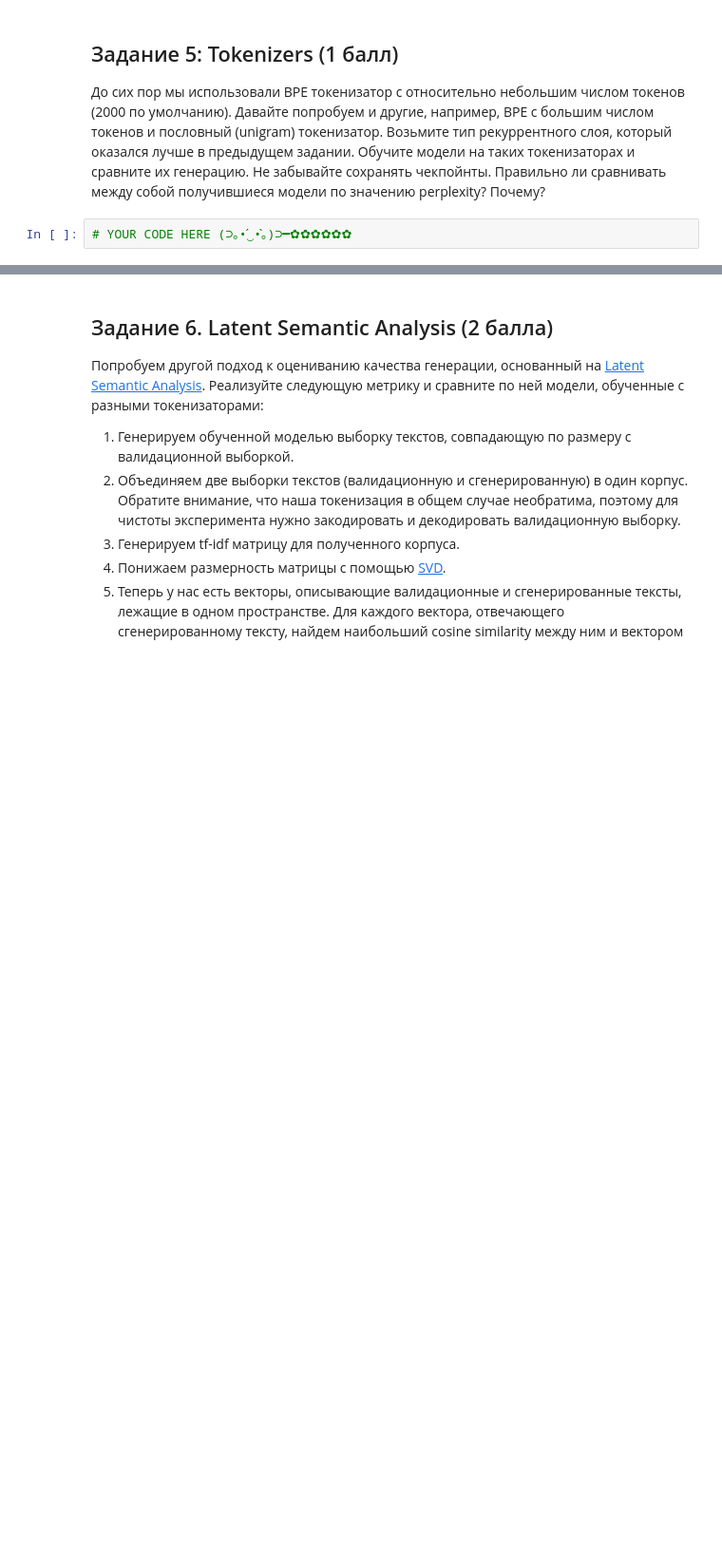
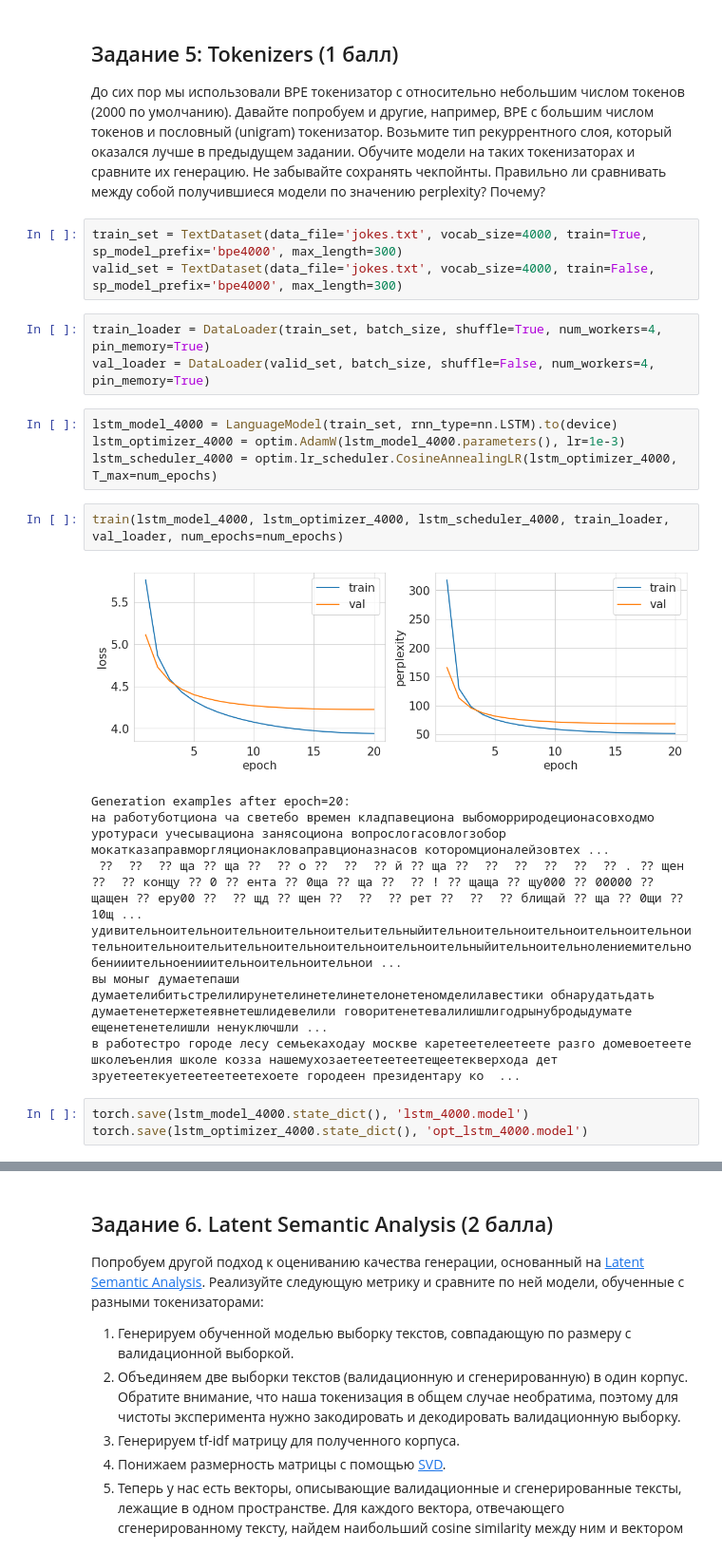
Before and after one commit to Kulikov17/MLDS_DL, a Jupyter notebook: HW3/shw-03-rnn.ipynb, the cells around one changed output, grey strips where cells are left out. Shown at 95% size. Drawn from its saved outputs; the diff is of its cells as text; blank space fills up the shorter version.

```diff
--- a/HW3/shw-03-rnn.ipynb
+++ b/HW3/shw-03-rnn.ipynb
@@ -129,4 +184,25 @@ KeyboardInterrupt: ignored
 
 До сих пор мы использовали BPE токенизатор с относительно небольшим числом токенов (2000 по умолчанию). Давайте попробуем и другие, например, BPE с большим числом токенов и пословный (unigram) токенизатор. Возьмите тип рекуррентного слоя, который оказался лучше в предыдущем задании. Обучите модели на таких токенизаторах и сравните их генерацию. Не забывайте сохранять чекпойнты. Правильно ли сравнивать между собой получившиеся модели по значению perplexity? Почему?
 # %%
-# YOUR CODE HERE (⊃｡•́‿•̀｡)⊃━✿✿✿✿✿✿
+train_set = TextDataset(data_file='jokes.txt', vocab_size=4000, train=True, sp_model_prefix='bpe4000', max_length=300)
+valid_set = TextDataset(data_file='jokes.txt', vocab_size=4000, train=False, sp_model_prefix='bpe4000', max_length=300)
+# %%
+train_loader = DataLoader(train_set, batch_size, shuffle=True, num_workers=4, pin_memory=True)
+val_loader = DataLoader(valid_set, batch_size, shuffle=False, num_workers=4, pin_memory=True)
+# %%
+lstm_model_4000 = LanguageModel(train_set, rnn_type=nn.LSTM).to(device)
+lstm_optimizer_4000 = optim.AdamW(lstm_model_4000.parameters(), lr=1e-3)
+lstm_scheduler_4000 = optim.lr_scheduler.CosineAnnealingLR(lstm_optimizer_4000, T_max=num_epochs)
+# %%
+train(lstm_model_4000, lstm_optimizer_4000, lstm_scheduler_4000, train_loader, val_loader, num_epochs=num_epochs)
+# %% [output]
+[figure, added]
+Generation examples after epoch=20:
+на работуботциона ча светебо времен кладпавециона выбоморриродеционасовходмо уротураси учесывациона занясоциона вопрослогасовлогзобор мокатказаправморгляционакловаправционазнасов которомционалейзовтех ...
+ ⁇  ⁇  ⁇ ща ⁇ ща ⁇  ⁇ о ⁇  ⁇  ⁇ й ⁇ ща ⁇  ⁇  ⁇  ⁇  ⁇  ⁇ . ⁇ щен ⁇  ⁇ конщу ⁇ 0 ⁇ ента ⁇ 0ща ⁇ ща ⁇  ⁇ ! ⁇ щаща ⁇ щу000 ⁇ 00000 ⁇ щащен ⁇ еру00 ⁇  ⁇ щд ⁇ щен ⁇  ⁇  ⁇ рет ⁇  ⁇  ⁇ блищай ⁇ ща ⁇ 0щи ⁇ 10щ ...
+удивительноительноительноительноительительныйительноительноительноительноительноительноительноительительноительноительноительноительныйительноительнолениемительнобенииительноенииительноительноительнои ...
+вы моныг думаетепаши думаетелибитьстрелилирунетелинетелинетелонетеномделилавестики обнарудатьдать думаетенетержетеявнетешлидевелили говоритенетевалилишлигодрынубродыдумате ещенетенетелишли ненуключшли ...
+в работестро городе лесу семьекаходау москве каретеетелеетеете разго домевоетеете школеъенлия школе козза нашемухозаетеетеетеетещеетекверхода дет зруетеетекуетеетеетеетехоете городеен президентару ко  ...
+# %%
+torch.save(lstm_model_4000.state_dict(), 'lstm_4000.model')
+torch.save(lstm_optimizer_4000.state_dict(), 'opt_lstm_4000.model')
```
Also changed, not shown: parts of 19 cells of this notebook.
